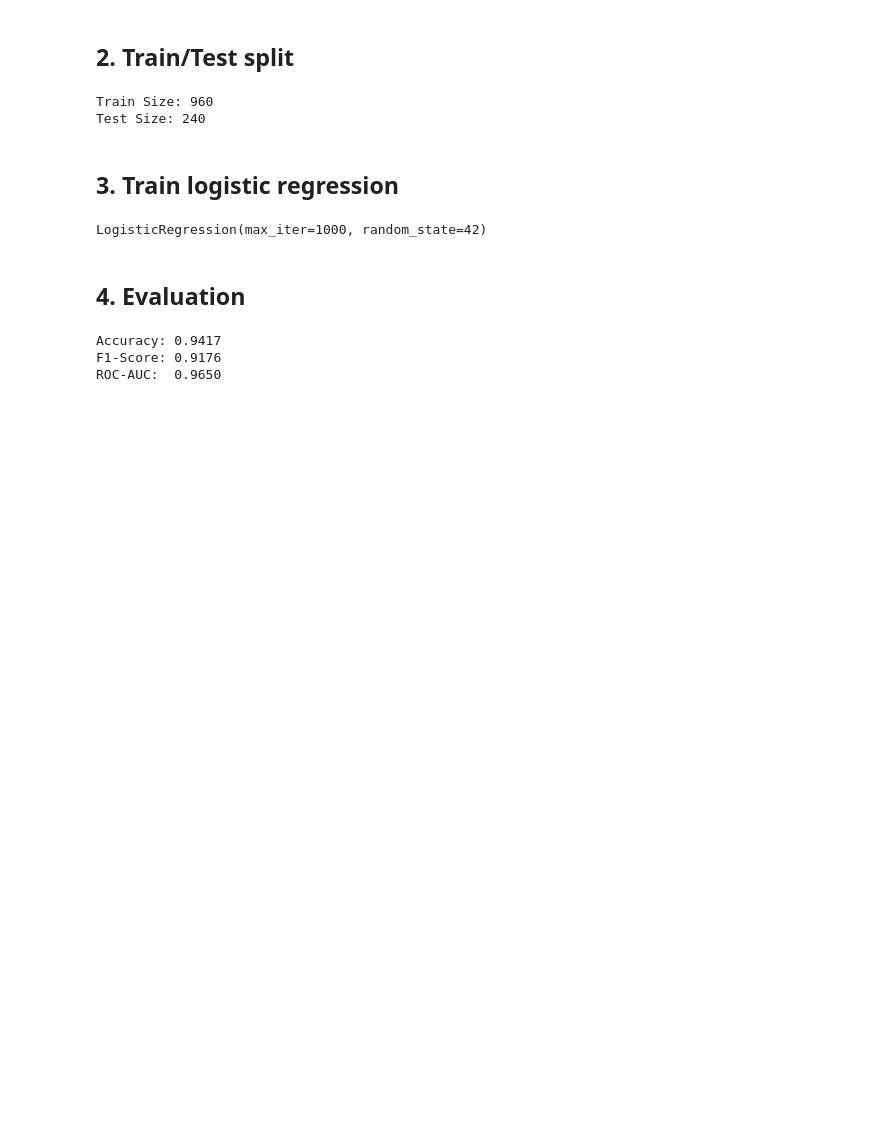
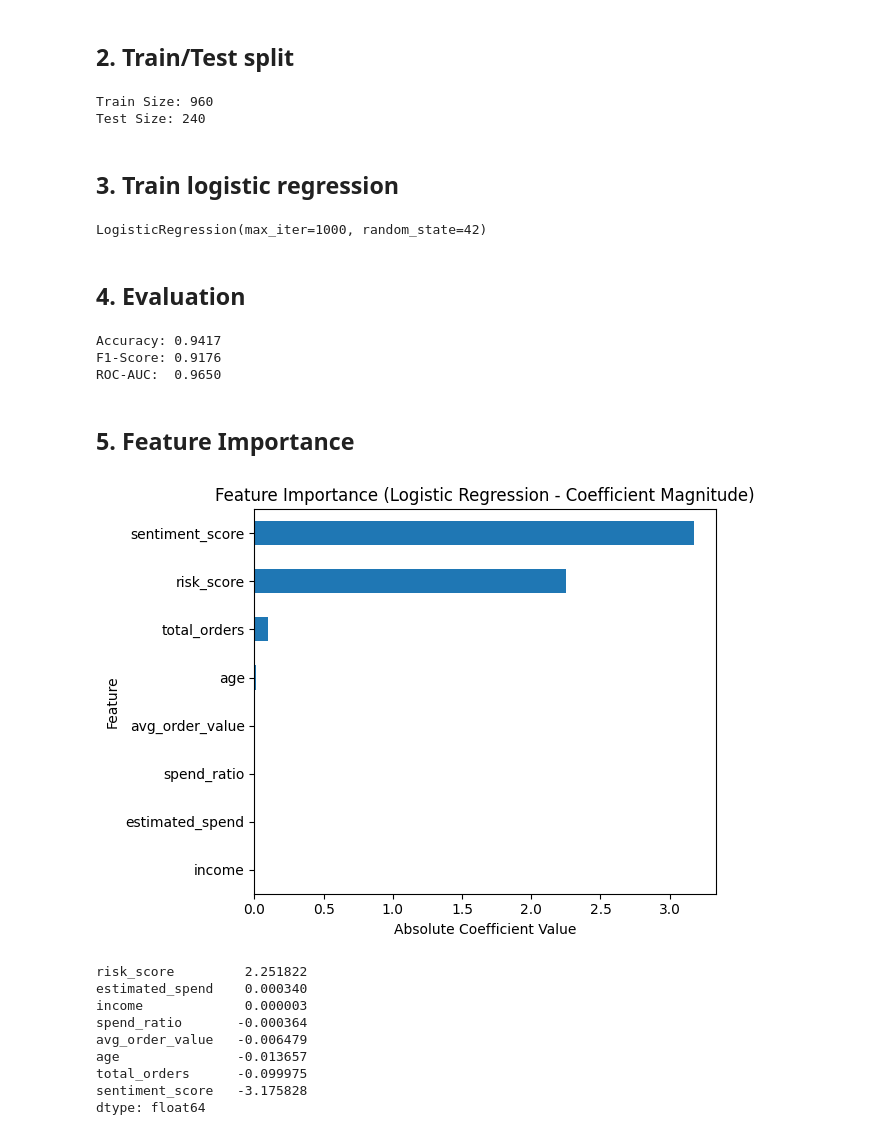
Before and after one commit to NGJIERU/WIE3007-GroupProject-Sem1-2025, a Jupyter notebook: notebooks/08_modeling_logisticregression.ipynb, the cells around one changed output. Cells and saved outputs as stored; diff of their text form; code cells hidden in the pictures; blank space fills up the shorter version.

Commit message:
add feature importance analysis and comments on previous code cells

```diff
--- a/notebooks/08_modeling_logisticregression.ipynb
+++ b/notebooks/08_modeling_logisticregression.ipynb
@@ -71,3 +76,43 @@ print(f"ROC-AUC:  {roc_auc_score(y_test, y_prob):.4f}")
 Accuracy: 0.9417
 F1-Score: 0.9176
 ROC-AUC:  0.9650
+# %% [markdown]
+## 5. Feature Importance
+# %%
+import pandas as pd
+import matplotlib.pyplot as plt
+import numpy as np
+
+# Extract coefficients (for binary classification)
+lr_importance = pd.Series(
+    model.coef_[0],
+    index=X.columns
+)
+
+# Use absolute value for importance ranking
+lr_importance_abs = lr_importance.abs().sort_values(ascending=False)
+
+# Top 10 features
+top10 = lr_importance_abs.head(10)
+
+# Plot
+top10.sort_values().plot(kind="barh")
+plt.title("Feature Importance (Logistic Regression - Coefficient Magnitude)")
+plt.xlabel("Absolute Coefficient Value")
+plt.ylabel("Feature")
+plt.tight_layout()
+plt.show()
+
+# Print signed coefficients for interpretation
+print(lr_importance[top10.index].sort_values(ascending=False))
+# %% [output]
+[figure, added]
+risk_score         2.251822
+estimated_spend    0.000340
+income             0.000003
+spend_ratio       -0.000364
+avg_order_value   -0.006479
+age               -0.013657
+total_orders      -0.099975
+sentiment_score   -3.175828
+dtype: float64
```
Also changed, not shown: parts of 3 cells of this notebook.
